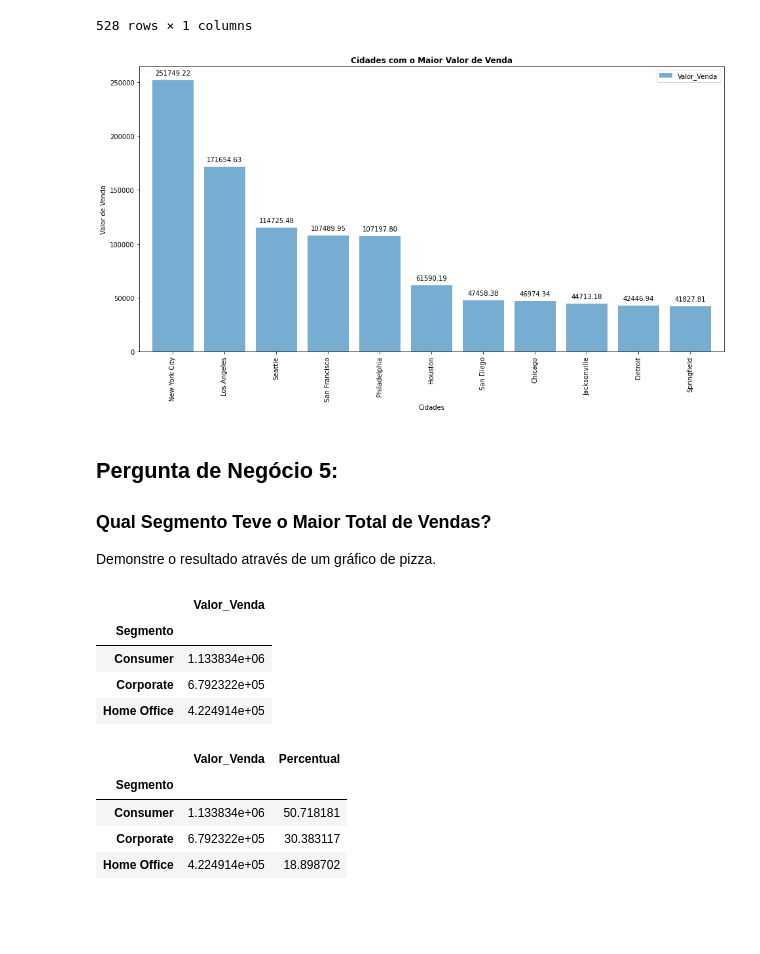
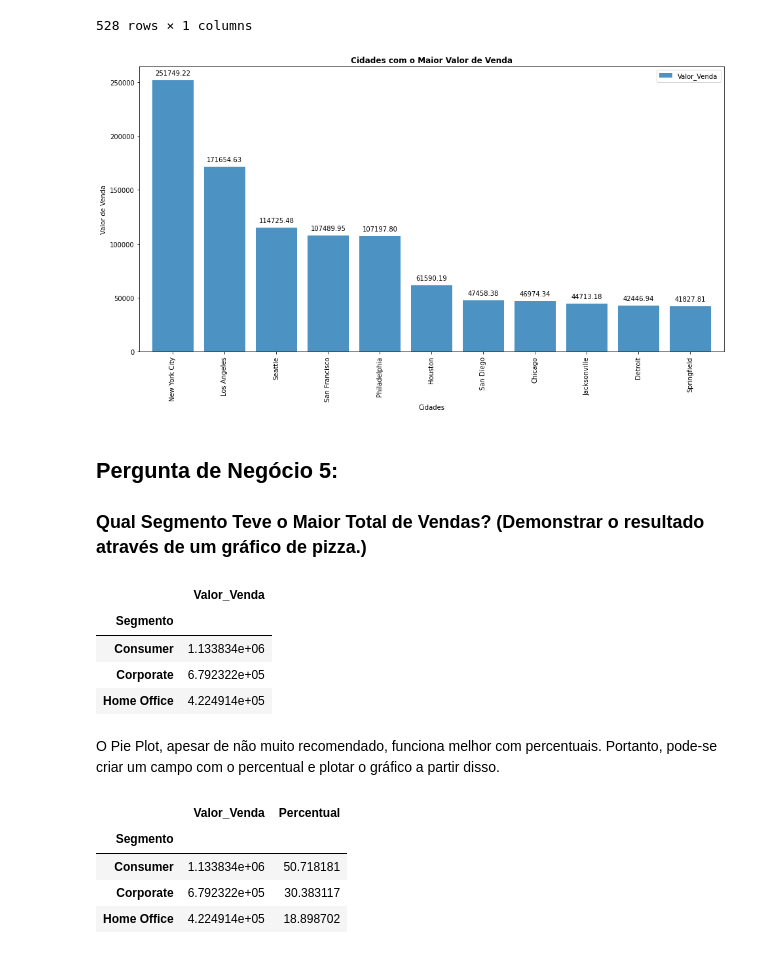
Before and after one commit to nettorobson/jupyter_varejo, a Jupyter notebook: projeto-varejo.ipynb, the cells around one changed output. Cells and saved outputs as stored; diff of their text form; code cells hidden in the pictures; blank space fills up the shorter version.

```diff
--- a/projeto-varejo.ipynb
+++ b/projeto-varejo.ipynb
@@ -733,28 +747,24 @@ df_cidade
 528 rows × 1 columns
 # %%
 # Utiliza-se o mesmo DataFrame criado anteriormente para plotar um gráfico em maior nível de detalhe.
-
 fig, ax = plt.subplots(figsize=(16, 8))
-df_cidade[0:11].plot.bar(ax=ax, width=0.8, alpha=0.6)
+df_cidade[0:11].plot.bar(ax=ax, width=0.8, alpha=0.8, color='tab:blue')
 
 ax.set_xlabel('Cidades')
 ax.set_ylabel('Valor de Venda')
 ax.set_title('Cidades com o Maior Valor de Venda', fontweight='bold')
 
 for p in ax.patches:
     bar_label = '{:.2f}'.format(round(p.get_height(),2))
     ax.annotate(str(bar_label), (p.get_x() + p.get_width() / 2, p.get_height()), \
                 xytext=(0, 6), textcoords="offset points",\
                 ha='center', va='bottom')
 
-
 plt.show()
 # %% [output]
-[figure, old version]
+[figure, new version]
 # %% [markdown]
 ## Pergunta de Negócio 5:
 
-### Qual Segmento Teve o Maior Total de Vendas?
-
-Demonstre o resultado através de um gráfico de pizza.
+### Qual Segmento Teve o Maior Total de Vendas? (Demonstrar o resultado através de um gráfico de pizza.)
 # %%
@@ -767,4 +777,7 @@ df_segmento
 | Consumer | 1.133834e+06 |
 | Corporate | 6.792322e+05 |
 | Home Office | 4.224914e+05 |
+# %% [markdown]
+O Pie Plot, apesar de não muito recomendado, funciona melhor com percentuais.
+Portanto, pode-se criar um campo com o percentual e plotar o gráfico a partir disso.
 # %%
```
Also changed, not shown: parts of 94 cells of this notebook.
